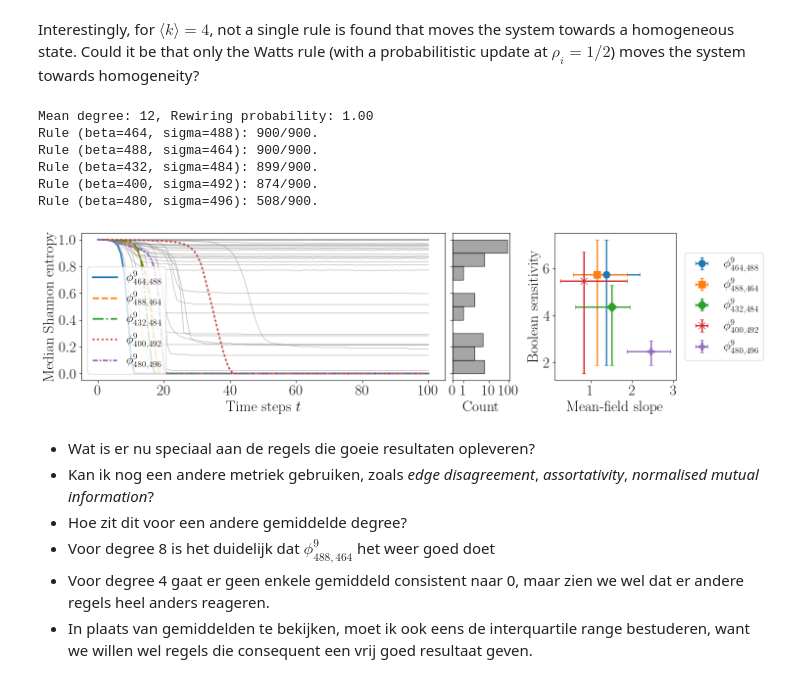
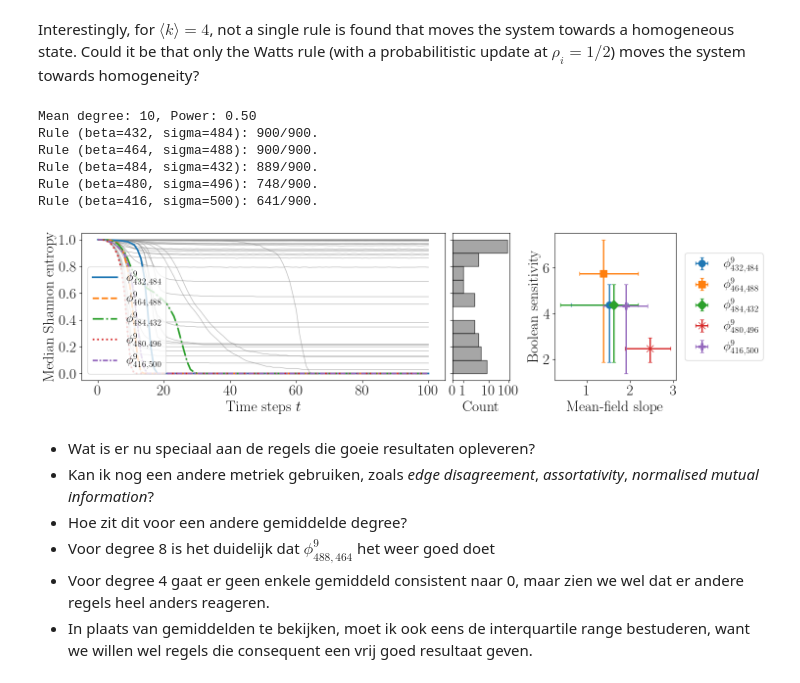
Before and after one commit to mrollier/network_automata_robustness, a Jupyter notebook: manuscript/impact_analysis-figures.ipynb, the cells around one changed output. Drawn from its saved outputs; the diff is of its cells as text; code cells hidden in the pictures.

```diff
--- a/manuscript/impact_analysis-figures.ipynb
+++ b/manuscript/impact_analysis-figures.ipynb
@@ -1315,18 +1315,20 @@ SAVEFIG = True
 
 # TODO I should turn the scatter plot into an errorbar plot showing the range of values across degrees for each rule, instead of just the median
 
-regular_type = 'grid'
+regular_type = 'ba'
 
-target_num_nodes = 900
+target_num_nodes = 1000
 target_T = 100
 target_resolution = 9
-target_degree = 12
-target_p_str = '1p00'
+target_degree = 10
+# target_p_str = '1p00'
+target_power_str = '0p50'
 
 n_best = 5
 
 configs_dir = os.path.join('data', 'impact_analysis', 'configs')
-configs_name = f'configs_resolution{target_resolution}_N{target_num_nodes}_k{target_degree}_p{target_p_str}.h5'
+# configs_name = f'configs_resolution{target_resolution}_N{target_num_nodes}_k{target_degree}_p{target_p_str}.h5'
+configs_name = f'configs_resolution{target_resolution}_N{target_num_nodes}_k{target_degree}_power{target_power_str}.h5'
 h5_path = os.path.join(configs_dir, configs_name)
 
 rule_pattern = re.compile(r"^r(\d+)beta(\d+)sigma(\d+)$")
@@ -1440,41 +1442,44 @@ for i, rule in enumerate(best_rules):
     label = fr'$\phi^{{{target_resolution}}}_{{{rule[0]},{rule[1]}}}$'
     ax_right.errorbar(slope_median, bs_median,
                       xerr=[[slope_median - slope_min], [slope_max - slope_median]],
                       yerr=[[bs_median - bs_min], [bs_max - bs_median]], markersize = 10,
                       fmt=marker_list[i], color=colors[i % len(colors)], label=label, capsize=3, elinewidth=2)
     # ax_right.scatter(slope_vals[rule], bs_vals[rule], s=90, color=colors[i % len(colors)], marker=marker_list[i], label=label)
 
 ax_right.set_xlabel('Mean-field slope', fontdict={'fontsize': fontsize})
 ax_right.set_ylabel('Boolean sensitivity', fontdict={'fontsize': fontsize})
 ax_right.legend(frameon=True, fontsize=fontsize-4, loc='center left', bbox_to_anchor=(1.02, 0.5))
 ax_right.tick_params(axis='both', which='major', labelsize=fontsize)
 
 plt.tight_layout()
 
 # Tighten the gap between left and middle axes
 pos_left = ax_left.get_position()
 pos_mid = ax_mid.get_position()
 gap = 0.01
 new_mid_x0 = pos_left.x1 + gap
 new_mid_width = pos_mid.x1 - new_mid_x0
 ax_mid.set_position([new_mid_x0, pos_mid.y0, new_mid_width, pos_mid.height])
 
 if SAVEFIG:
-    plt.savefig(figures_dir+f'entropy_time_series_top5_mfs_vs_bs_totalitarian_rules-r{target_resolution}-N{target_num_nodes}-p{target_p_str}-degree{target_degree}-from_{regular_type}.pdf', bbox_inches='tight')
+    # plt.savefig(figures_dir+f'entropy_time_series_top5_mfs_vs_bs_totalitarian_rules-r{target_resolution}-N{target_num_nodes}-p{target_p_str}-degree{target_degree}-from_{regular_type}.pdf', bbox_inches='tight')
+    plt.savefig(figures_dir+f'entropy_time_series_top5_mfs_vs_bs_totalitarian_rules-r{target_resolution}-N{target_num_nodes}-power{target_power_str}-degree{target_degree}-from_{regular_type}.pdf', bbox_inches='tight')
+
 
 # print mean degree and rewiring probability
-print(f"Mean degree: {target_degree}, Rewiring probability: {target_p_str.replace('p', '.')}")
+# print(f"Mean degree: {target_degree}, Rewiring probability: {target_p_str.replace('p', '.')}")
+print(f"Mean degree: {target_degree}, Power: {target_power_str.replace('p', '.')}")
 
 for rule in best_rules:
     print(f"Rule (beta={rule[0]}, sigma={rule[1]}): {final_count_by_rule[rule]}/900.")
 # %% [output]
-Mean degree: 12, Rewiring probability: 1.00
+Mean degree: 10, Power: 0.50
+Rule (beta=432, sigma=484): 900/900.
 Rule (beta=464, sigma=488): 900/900.
-Rule (beta=488, sigma=464): 900/900.
-Rule (beta=432, sigma=484): 899/900.
-Rule (beta=400, sigma=492): 874/900.
-Rule (beta=480, sigma=496): 508/900.
+Rule (beta=484, sigma=432): 889/900.
+Rule (beta=480, sigma=496): 748/900.
+Rule (beta=416, sigma=500): 641/900.
-[figure, old version]
+[figure, new version]
 # %% [markdown]
 - Wat is er nu speciaal aan de regels die goeie resultaten opleveren?
 - Kan ik nog een andere metriek gebruiken, zoals _edge disagreement_, _assortativity_, _normalised mutual information_?
```
Also changed, not shown: 2 other files.
